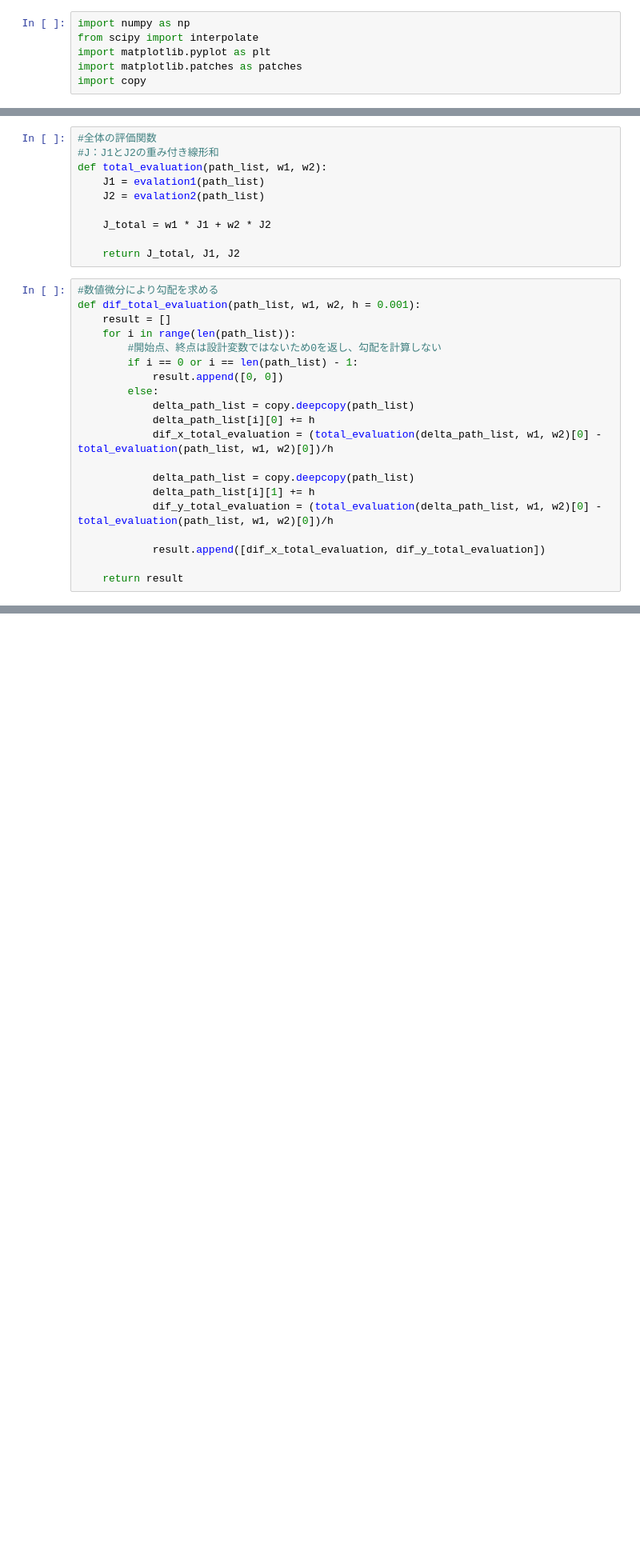
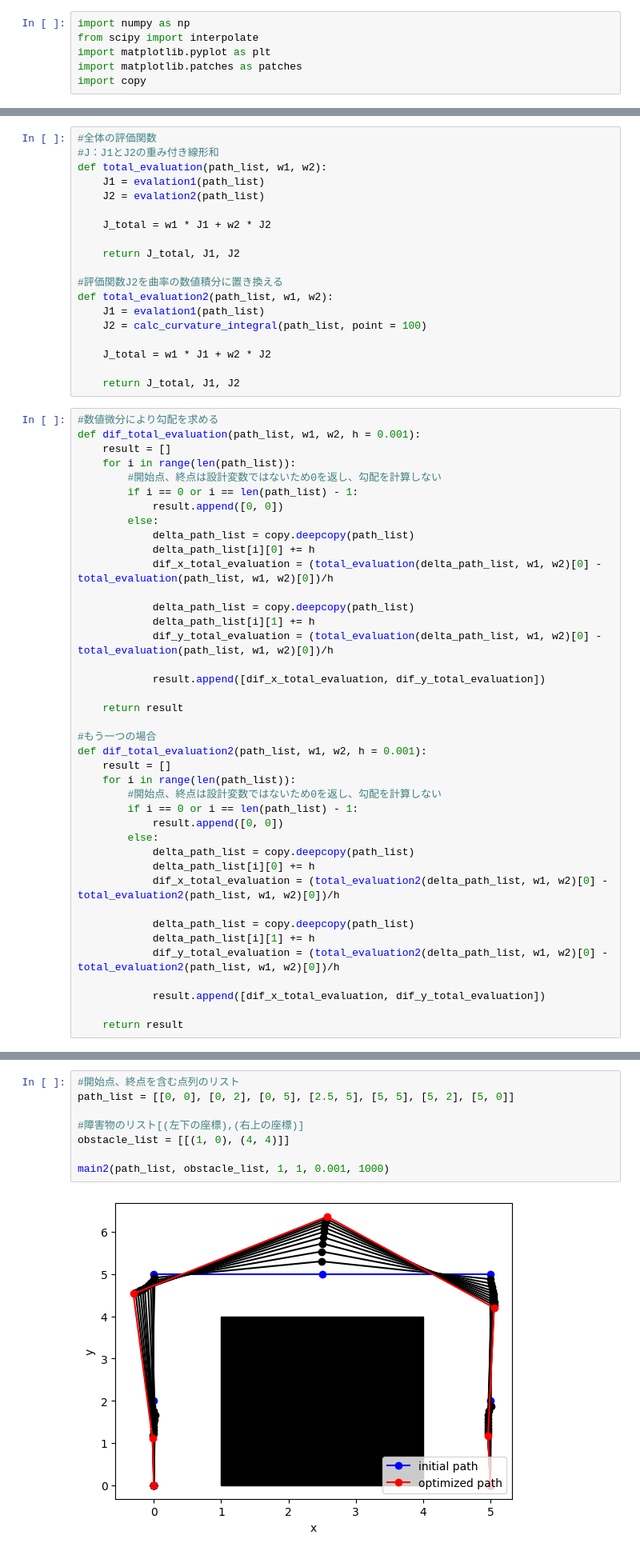
Before and after one commit to ryota0805/Interpolation, a Jupyter notebook: path_optimization.ipynb, the cells around one changed output, grey strips where cells are left out. Shown at 80% size. Saved outputs shown, nothing was run; the diff lists cells and outputs as text; blank space fills up the shorter version.

```diff
--- a/path_optimization.ipynb
+++ b/path_optimization.ipynb
@@ -57,6 +103,15 @@ def total_evaluation(path_list, w1, w2):
     J_total = w1 * J1 + w2 * J2
 
     return J_total, J1, J2
+
+#評価関数J2を曲率の数値積分に置き換える
+def total_evaluation2(path_list, w1, w2):
+    J1 = evalation1(path_list)
+    J2 = calc_curvature_integral(path_list, point = 100)
+
+    J_total = w1 * J1 + w2 * J2
+
+    return J_total, J1, J2
 # %%
 #数値微分により勾配を求める
 def dif_total_evaluation(path_list, w1, w2, h = 0.001):
@@ -77,6 +132,26 @@ def dif_total_evaluation(path_list, w1, w2, h = 0.001):
             result.append([dif_x_total_evaluation, dif_y_total_evaluation])
 
     return result
+
+#もう一つの場合
+def dif_total_evaluation2(path_list, w1, w2, h = 0.001):
+    result = []
+    for i in range(len(path_list)):
+        #開始点、終点は設計変数ではないため0を返し、勾配を計算しない
+        if i == 0 or i == len(path_list) - 1:
+            result.append([0, 0])
+        else:
+            delta_path_list = copy.deepcopy(path_list)
+            delta_path_list[i][0] += h
+            dif_x_total_evaluation = (total_evaluation2(delta_path_list, w1, w2)[0] - total_evaluation2(path_list, w1, w2)[0])/h
+
+            delta_path_list = copy.deepcopy(path_list)
+            delta_path_list[i][1] += h
+            dif_y_total_evaluation = (total_evaluation2(delta_path_list, w1, w2)[0] - total_evaluation2(path_list, w1, w2)[0])/h
+
+            result.append([dif_x_total_evaluation, dif_y_total_evaluation])
+
+    return result
 # %%
 #衝突判定
 #各点が障害物の領域外であれば、Trueを返す
@@ -255,0 +378,10 @@ main(path_list, obstacle_list, 1, 1, 0.001, 1000)
+# %%
+#開始点、終点を含む点列のリスト
+path_list = [[0, 0], [0, 2], [0, 5], [2.5, 5], [5, 5], [5, 2], [5, 0]]
+
+#障害物のリスト[(左下の座標),(右上の座標)]
+obstacle_list = [[(1, 0), (4, 4)]]
+
+main2(path_list, obstacle_list, 1, 1, 0.001, 1000)
+# %% [output]
+[figure, added]
```
Also changed, not shown: parts of 7 cells of this notebook.
